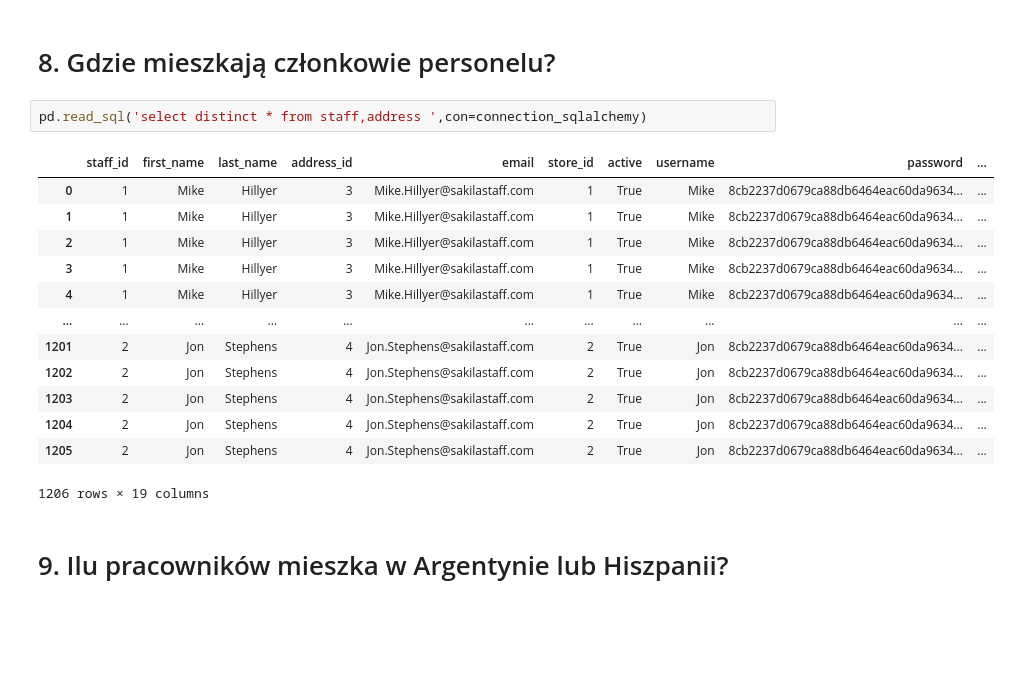
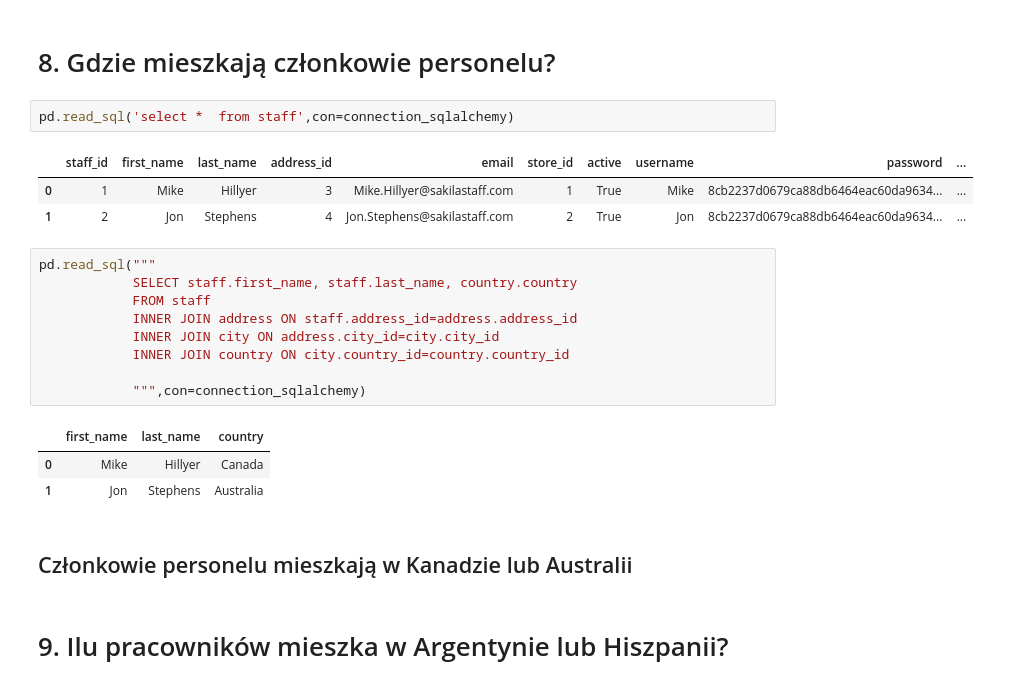
Before and after one commit to wozniakos10/AiBD_Dawid_Wozniak, a Jupyter notebook: Lab_2/L2_Dawid_Wozniak.ipynb, the cells around one changed output. Saved outputs shown, nothing was run; the diff lists cells and outputs as text; blank space fills up the shorter version.

```diff
--- a/Lab_2/L2_Dawid_Wozniak.ipynb
+++ b/Lab_2/L2_Dawid_Wozniak.ipynb
@@ -143,21 +158,26 @@ pd.read_sql("select distinct * from customer,country where country in ('Nigeria'
 # %% [markdown]
 # 8. Gdzie mieszkają członkowie personelu?
+# %%
+pd.read_sql('select *  from staff',con=connection_sqlalchemy)
+# %% [output]
+|  | staff_id | first_name | last_name | address_id | email | store_id | active | username | password | ... |
+| 0 | 1 | Mike | Hillyer | 3 | Mike.Hillyer@sakilastaff.com | 1 | True | Mike | 8cb2237d0679ca88db6464eac60da9634... | ... |
+| 1 | 2 | Jon | Stephens | 4 | Jon.Stephens@sakilastaff.com | 2 | True | Jon | 8cb2237d0679ca88db6464eac60da9634... | ... |
 # %%
-pd.read_sql('select distinct * from staff,address ',con=connection_sqlalchemy)
+pd.read_sql("""
+            SELECT staff.first_name, staff.last_name, country.country
+            FROM staff
+            INNER JOIN address ON staff.address_id=address.address_id
+            INNER JOIN city ON address.city_id=city.city_id
+            INNER JOIN country ON city.country_id=country.country_id
+
+            """,con=connection_sqlalchemy)
 # %% [output]
-|  | staff_id | first_name | last_name | address_id | email | store_id | active | username | password | ... |
-| 0 | 1 | Mike | Hillyer | 3 | Mike.Hillyer@sakilastaff.com | 1 | True | Mike | 8cb2237d0679ca88db6464eac60da9634... | ... |
-| 1 | 1 | Mike | Hillyer | 3 | Mike.Hillyer@sakilastaff.com | 1 | True | Mike | 8cb2237d0679ca88db6464eac60da9634... | ... |
-| 2 | 1 | Mike | Hillyer | 3 | Mike.Hillyer@sakilastaff.com | 1 | True | Mike | 8cb2237d0679ca88db6464eac60da9634... | ... |
-| 3 | 1 | Mike | Hillyer | 3 | Mike.Hillyer@sakilastaff.com | 1 | True | Mike | 8cb2237d0679ca88db6464eac60da9634... | ... |
-| 4 | 1 | Mike | Hillyer | 3 | Mike.Hillyer@sakilastaff.com | 1 | True | Mike | 8cb2237d0679ca88db6464eac60da9634... | ... |
-| ... | ... | ... | ... | ... | ... | ... | ... | ... | ... | ... |
-| 1201 | 2 | Jon | Stephens | 4 | Jon.Stephens@sakilastaff.com | 2 | True | Jon | 8cb2237d0679ca88db6464eac60da9634... | ... |
-| 1202 | 2 | Jon | Stephens | 4 | Jon.Stephens@sakilastaff.com | 2 | True | Jon | 8cb2237d0679ca88db6464eac60da9634... | ... |
-| 1203 | 2 | Jon | Stephens | 4 | Jon.Stephens@sakilastaff.com | 2 | True | Jon | 8cb2237d0679ca88db6464eac60da9634... | ... |
-| 1204 | 2 | Jon | Stephens | 4 | Jon.Stephens@sakilastaff.com | 2 | True | Jon | 8cb2237d0679ca88db6464eac60da9634... | ... |
-| 1205 | 2 | Jon | Stephens | 4 | Jon.Stephens@sakilastaff.com | 2 | True | Jon | 8cb2237d0679ca88db6464eac60da9634... | ... |
+|  | first_name | last_name | country |
+| 0 | Mike | Hillyer | Canada |
+| 1 | Jon | Stephens | Australia |
-1206 rows × 19 columns
+# %% [markdown]
+## Członkowie personelu mieszkają w Kanadzie lub Australii
 # %% [markdown]
 # 9. Ilu pracowników mieszka w Argentynie lub Hiszpanii?
 # %%
```
Also changed, not shown: parts of 12 cells of this notebook.
